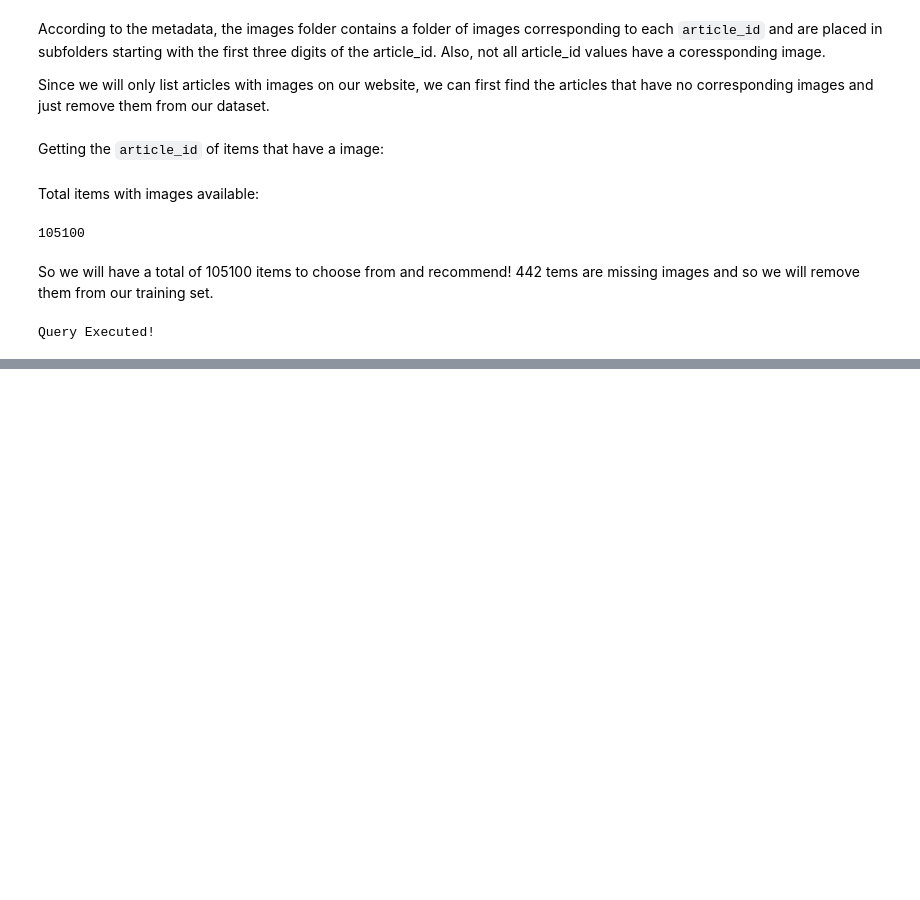
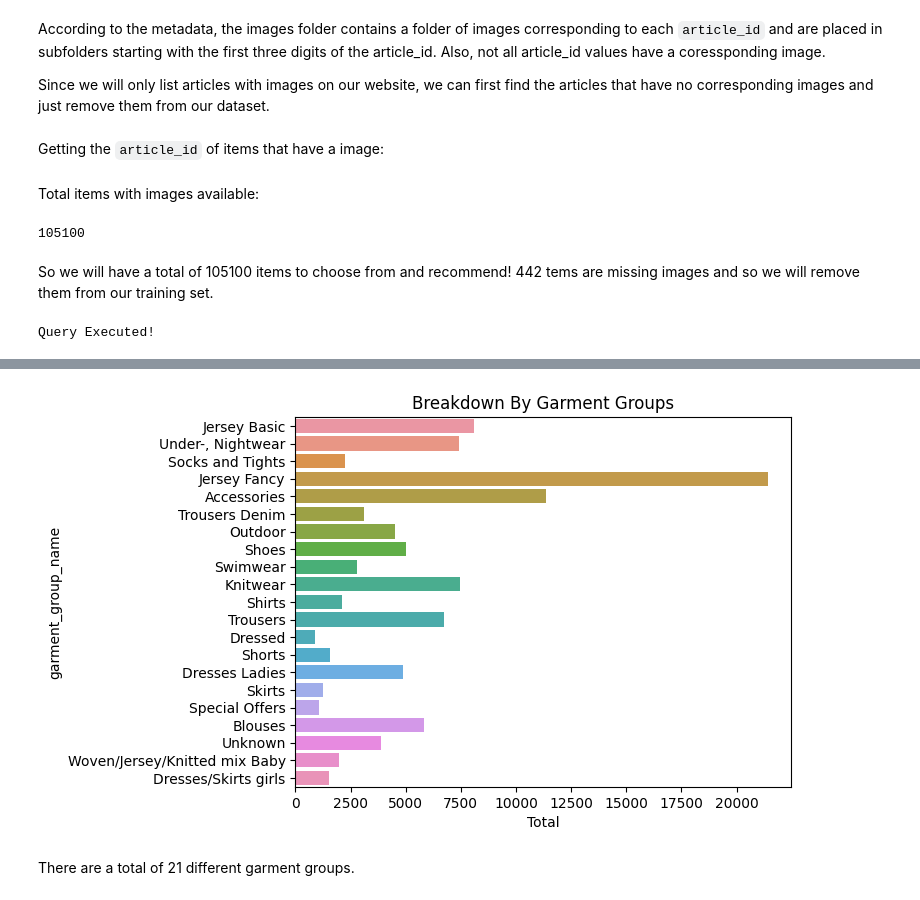
Before and after one commit to ALvee-611/RECBuildPlan, a Jupyter notebook: 2. Notebooks/articles_EDA.ipynb, the cells around one changed output, grey strips where cells are left out. Drawn from its saved outputs; the diff is of its cells as text; code cells hidden in the pictures; blank space fills up the shorter version.

```diff
--- a/2. Notebooks/articles_EDA.ipynb
+++ b/2. Notebooks/articles_EDA.ipynb
@@ -104,0 +267,12 @@ new_articles_df = items_all[items_all['article_id'].isin(all_articles)]
+# %%
+q = """
+SELECT
+    garment_group_name, COUNT(*) AS Total
+FROM
+    articles_processed
+GROUP BY garment_group_name;
+"""
+
+garment_group = read_query(q)
+
+garment_group
@@ -104,0 +298,9 @@ new_articles_df = items_all[items_all['article_id'].isin(all_articles)]
+# %%
+sns.barplot(y='garment_group_name', x='Total', data=garment_group)
+
+plt.title('Breakdown By Garment Groups')
+plt.show()
+# %% [output]
+[figure, added]
+# %% [markdown]
+There are a total of 21 different garment groups.
```
Also changed, not shown: parts of 15 cells of this notebook, 2 other files.
